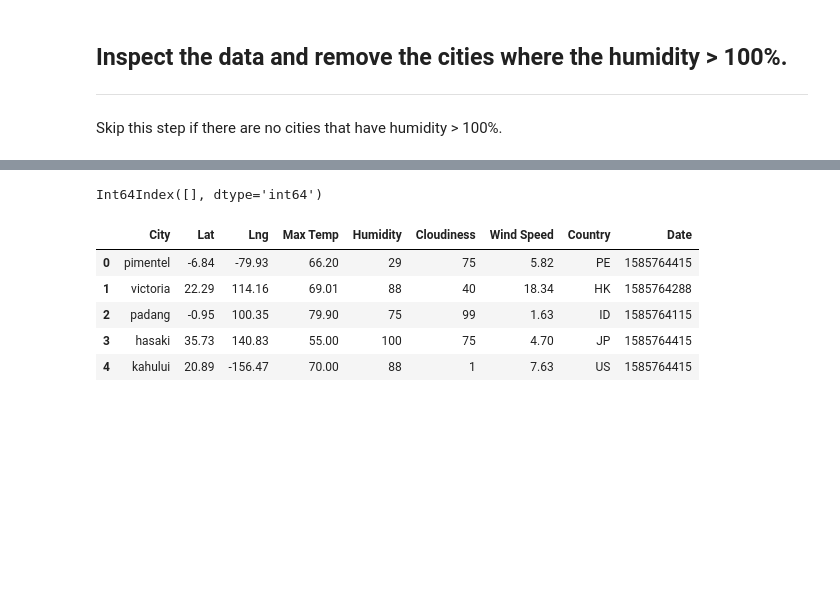
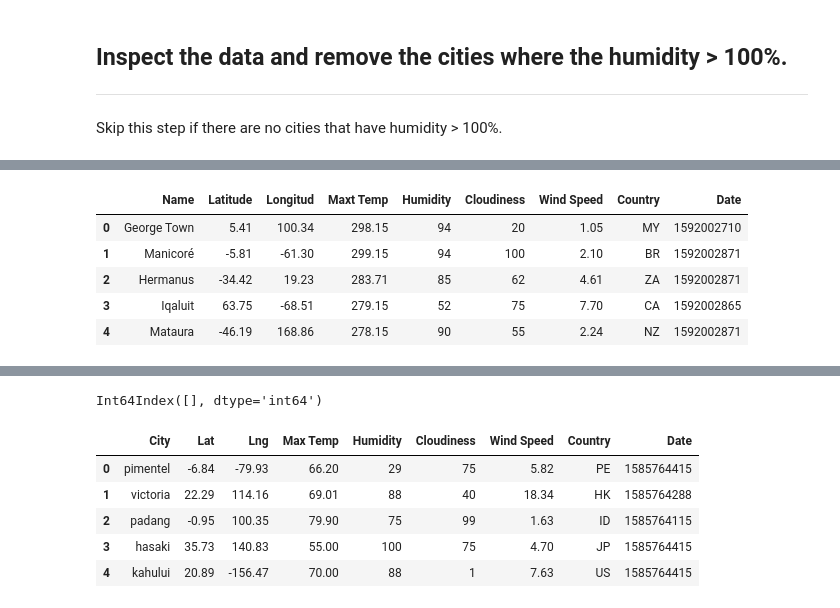
Before and after one commit to Mlara73/Weather-Analysis, a Jupyter notebook: WeatherPy/WeatherPy.ipynb, the cells around one changed output, grey strips where cells are left out. Cells and saved outputs as stored; diff of their text form; code cells hidden in the pictures; blank space fills up the shorter version.

```diff
--- a/WeatherPy/WeatherPy.ipynb
+++ b/WeatherPy/WeatherPy.ipynb
@@ -163,0 +168,10 @@ Skip this step if there are no cities that have humidity > 100%.
+# %%
+weather_data_df= weather_data.loc[weather_data["Humidity"]<=100]
+weather_data_df.head()
+# %% [output]
+|  | Name | Latitude | Longitud | Maxt Temp | Humidity | Cloudiness | Wind Speed | Country | Date |
+| 0 | George Town | 5.41 | 100.34 | 298.15 | 94 | 20 | 1.05 | MY | 1592002710 |
+| 1 | Manicoré | -5.81 | -61.30 | 299.15 | 94 | 100 | 2.10 | BR | 1592002871 |
+| 2 | Hermanus | -34.42 | 19.23 | 283.71 | 85 | 62 | 4.61 | ZA | 1592002871 |
+| 3 | Iqaluit | 63.75 | -68.51 | 279.15 | 52 | 75 | 7.70 | CA | 1592002865 |
+| 4 | Mataura | -46.19 | 168.86 | 278.15 | 90 | 55 | 2.24 | NZ | 1592002871 |
```
Also changed, not shown: parts of 9 cells of this notebook.
